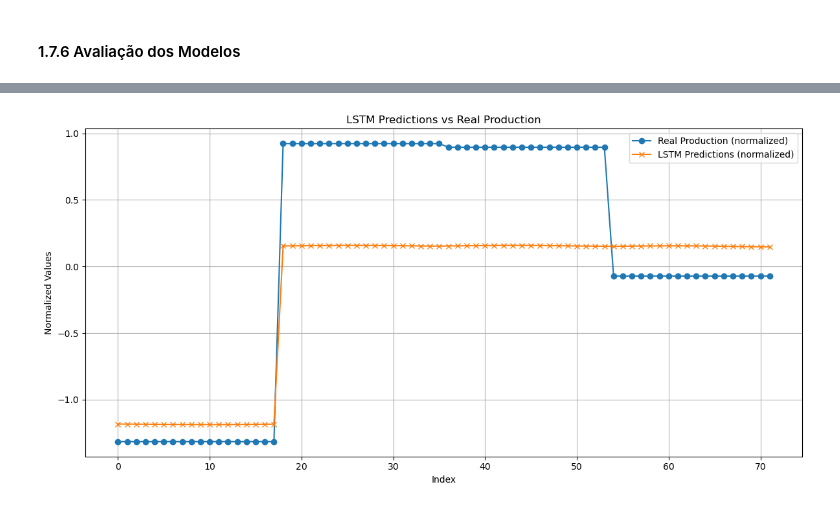
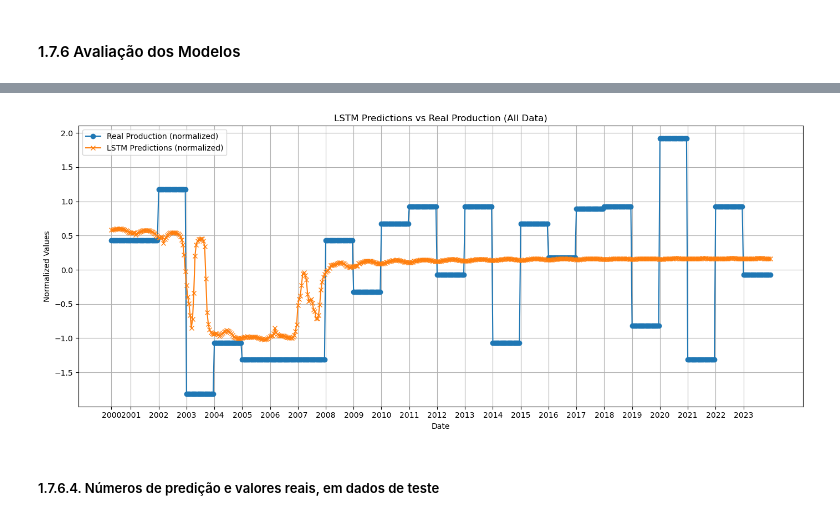
Before and after one commit to luisfuturist/ec-ingredion-3, a Jupyter notebook: notebooks/ml.ipynb, the cells around one changed output, grey strips where cells are left out. Saved outputs shown, nothing was run; the diff lists cells and outputs as text; code cells hidden in the pictures.

```diff
--- a/notebooks/ml.ipynb
+++ b/notebooks/ml.ipynb
@@ -706,6 +860,24 @@ class LSTMRegressor(nn.Module):
             return out, (hidden_n, hidden_c)
 
 
+class LSTMWithAttention(nn.Module):
+    def __init__(self, input_size, hidden_size, num_layers):
+        super().__init__()
+        self.lstm = nn.LSTM(
+            input_size, hidden_size, num_layers, batch_first=True, dropout=LSTM_DROPOUT
+        )
+        self.attention = nn.Linear(hidden_size, 1)
+        self.fc = nn.Linear(hidden_size, 1)
+
+    def forward(self, x):
+        lstm_out, _ = self.lstm(x)  # [batch, seq_len, hidden]
+        attn_weights = torch.softmax(
+            self.attention(lstm_out), dim=1
+        )  # [batch, seq_len, 1]
+        context = (lstm_out * attn_weights).sum(dim=1)  # Weighted sum
+        return self.fc(context)
+
+
 lstm_train_loader_year_of_last = torch.utils.data.DataLoader(
     lstm_train_dataset,
     batch_size=LSTM_BATCH_SIZE,
@@ -720,7 +892,7 @@ lstm_validation_loader_year_of_last = torch.utils.data.DataLoader(
 )
 
 
-lstm_model = LSTMRegressor(
+lstm_model = LSTMWithAttention(
     input_size=4, hidden_size=LSTM_HIDDEN_SIZE, num_layers=LSTM_NUM_LAYERS
 ).to(device)
 
@@ -910,37 +1197,47 @@ plt.show()
 # %%
 lstm_model.eval()
 all_preds = []
 real_prods = []
+dates = []
+years_for_ticks = []
+tick_positions = []
 
 with torch.no_grad():
-    for ndvi, prod in lstm_test_loader:
+    for i, (ndvi, prod) in enumerate(all_loader):
         ndvi, prod = ndvi.to(device), prod.to(device)
         pred = lstm_model(ndvi)
         all_preds.append(pred.cpu().numpy())
         real_prods.append(prod.cpu().numpy())
+        # Get the date of the last observation in each window
+        batch_start = i * all_loader.batch_size
+        batch_end = batch_start + ndvi.shape[0]
+        for j in range(batch_start, batch_end):
+            window, year = all_dataset.samples[j]
+            last_date = window.iloc[-1]["Data"]
+            dates.append(last_date)
+            if len(years_for_ticks) == 0 or year != years_for_ticks[-1]:
+                years_for_ticks.append(year)
+                tick_positions.append(len(dates) - 1)
 
 # Flatten the predictions and real productions
-all_preds = np.concatenate(all_preds, axis=0)
-real_prods = np.concatenate(real_prods, axis=0)
+all_preds = np.concatenate(all_preds, axis=0).flatten()
+real_prods = np.concatenate(real_prods, axis=0).flatten()
 
-# Print predictions and real productions
-# print("LSTM Predictions for all test dataset:")
-# print(all_preds)
-# print("\nReal Production (normalized) for all test dataset:")
-# print(real_prods)
-
-plt.figure(figsize=(12, 6))
-plt.plot(real_prods, label="Real Production (normalized)", marker='o')
-plt.plot(all_preds, label="LSTM Predictions (normalized)", marker='x')
-plt.xlabel("Index")
+plt.figure(figsize=(14, 6))
+plt.plot(dates, real_prods, label="Real Production (normalized)", marker='o')
+plt.plot(dates, all_preds, label="LSTM Predictions (normalized)", marker='x')
+plt.xlabel("Date")
 plt.ylabel("Normalized Values")
-plt.title("LSTM Predictions vs Real Production")
+plt.title("LSTM Predictions vs Real Production (All Data)")
 plt.legend()
 plt.grid(True)
 plt.tight_layout()
+plt.xticks(tick_positions, [str(y) for y in years_for_ticks], rotation=0)
 plt.show()
 # %% [output]
-[figure, old version]
+[figure, new version]
+# %% [markdown]
+##### 1.7.6.4. Números de predição e valores reais, em dados de teste
 # %%
 print("MLP test loss:", np.mean(mlp_test_losses))
 for y_test in years_test:
```
Also changed, not shown: parts of 28 cells of this notebook, 2 other files.
